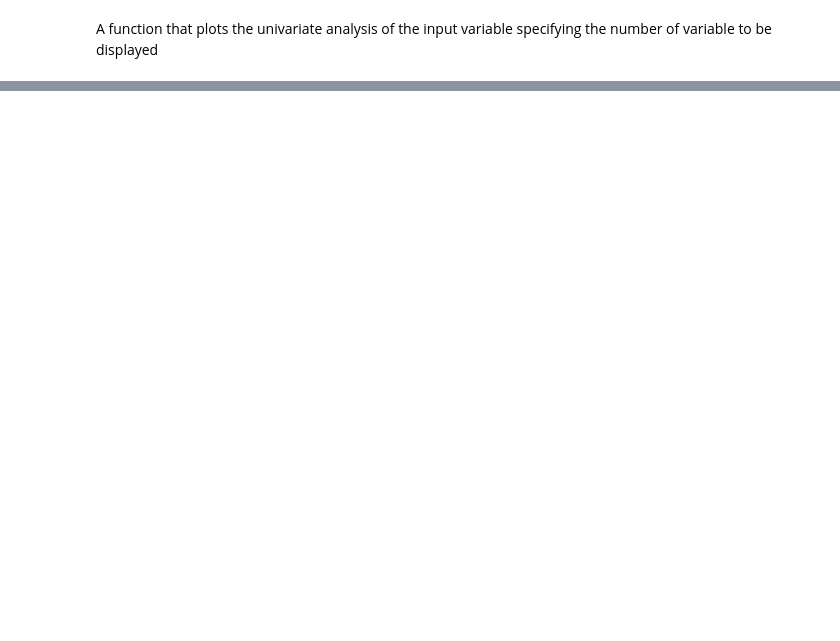
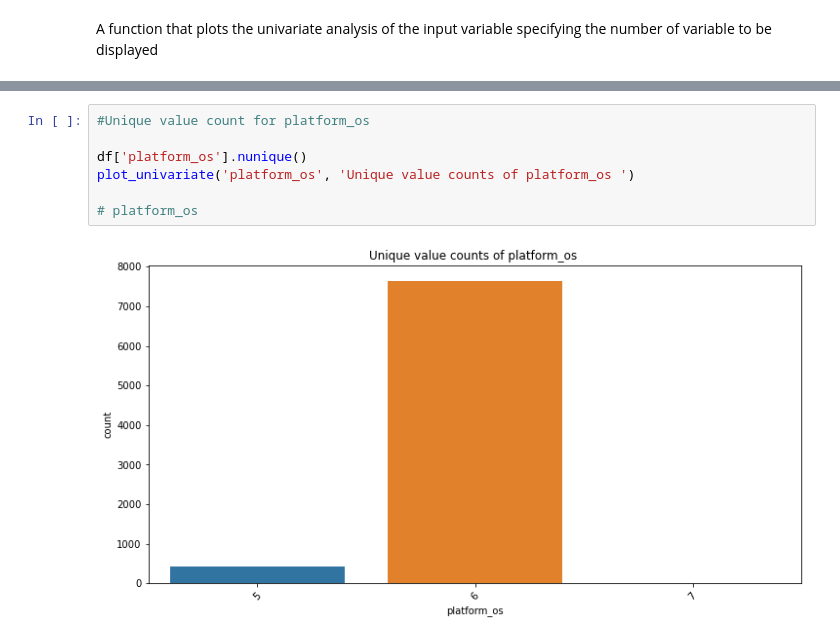
Before and after one commit to tadesse381/SmartAd_AB_test-1, a Jupyter notebook: notebooks/AdCampaingnEDA.ipynb, the cells around one changed output, grey strips where cells are left out. Drawn from its saved outputs; the diff is of its cells as text; blank space fills up the shorter version.

```diff
--- a/notebooks/AdCampaingnEDA.ipynb
+++ b/notebooks/AdCampaingnEDA.ipynb
@@ -100,0 +144,9 @@ plot_univariate(50, 'device_make', 'Unique value counts of the Device_make colum
+# %%
+#Unique value count for platform_os
+
+df['platform_os'].nunique()
+plot_univariate('platform_os', 'Unique value counts of platform_os ')
+
+# platform_os
+# %% [output]
+[figure, added]
```
Also changed, not shown: parts of 8 cells of this notebook.
